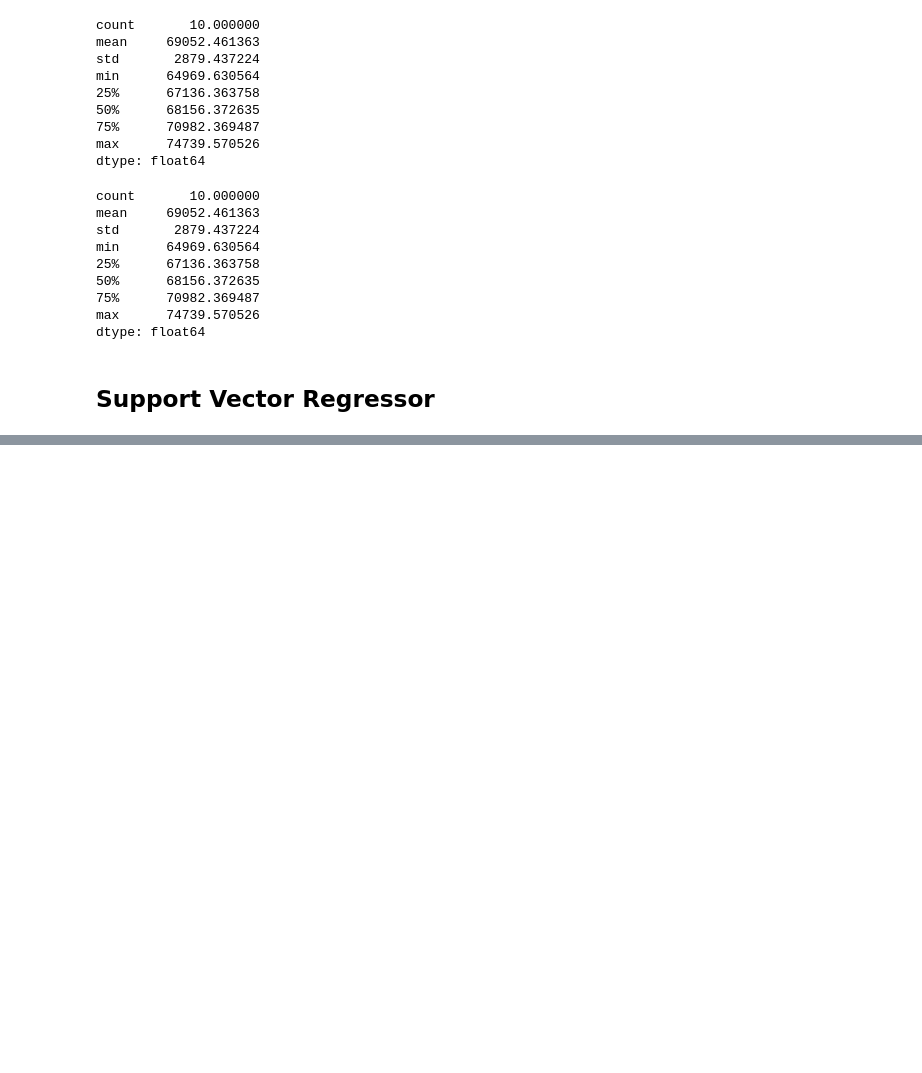
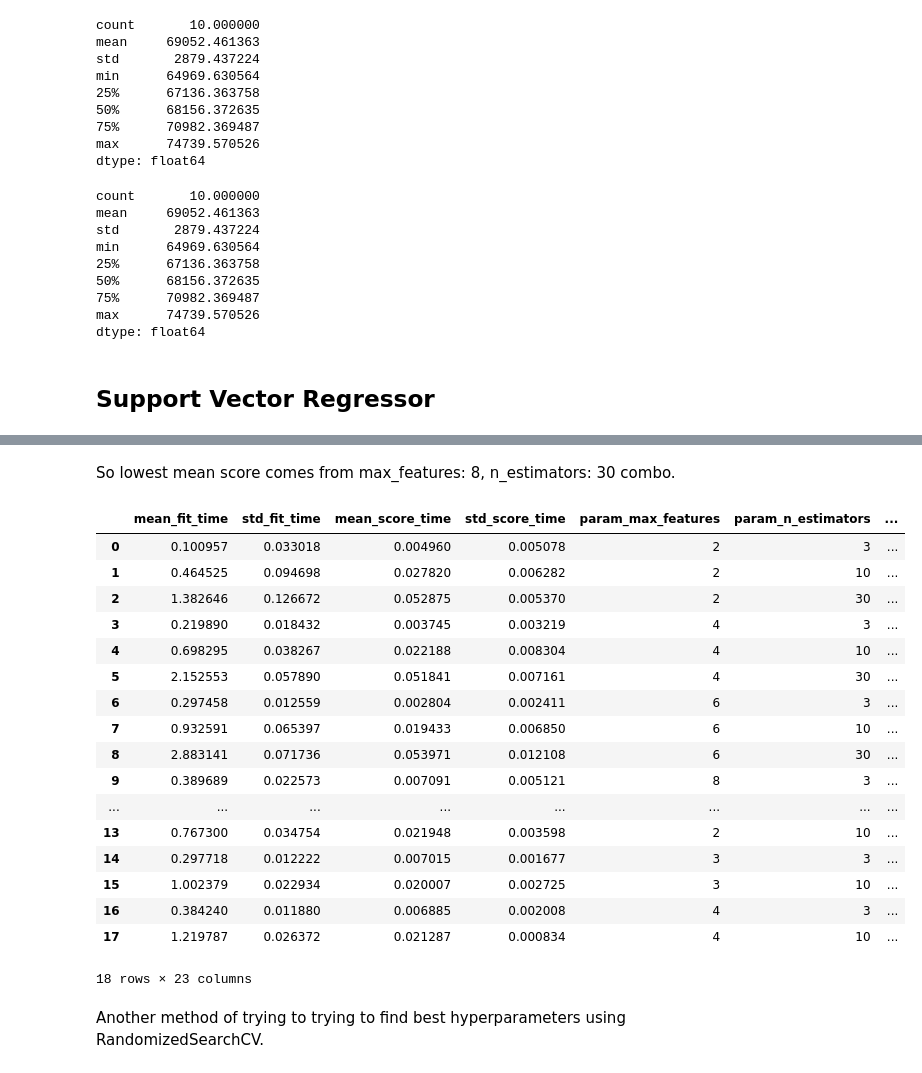
Before and after one commit to mindyng/Technical-Assessments, a Jupyter notebook: Housing_Prices_Prediction.ipynb, the cells around one changed output, grey strips where cells are left out. Saved outputs shown, nothing was run; the diff lists cells and outputs as text; code cells hidden in the pictures; blank space fills up the shorter version.

```diff
--- a/Housing_Prices_Prediction.ipynb
+++ b/Housing_Prices_Prediction.ipynb
@@ -839,3 +839,8 @@ max      74739.570526
 dtype: float64
 # %% [markdown]
 ## Support Vector Regressor
+# %%
+from sklearn.svm import SVR
+
+svm_reg = SVR(kernel="linear")
+svm_reg.fit(housing_prepared, housing_labels)
@@ -841,0 +864,16 @@ dtype: float64
+# %%
+from sklearn.model_selection import GridSearchCV
+
+param_grid = [
+    # try 12 (3×4) combinations of hyperparameters
+    {'n_estimators': [3, 10, 30], 'max_features': [2, 4, 6, 8]},
+    # then try 6 (2×3) combinations with bootstrap set as False
+    {'bootstrap': [False], 'n_estimators': [3, 10], 'max_features': [2, 3, 4]},
+  ]
+
+forest_reg = RandomForestRegressor(random_state=42)
+# train across 5 folds, that's a total of (12+6)*5=90 rounds of training
+grid_search = GridSearchCV(forest_reg, param_grid, cv=5,
+                           scoring='neg_mean_squared_error',
+                           return_train_score=True)
+grid_search.fit(housing_prepared, housing_labels)
@@ -841,0 +939,25 @@ dtype: float64
+# %% [markdown]
+So lowest mean score comes from max_features: 8, n_estimators: 30 combo.
+# %%
+pd.DataFrame(grid_search.cv_results_)
+# %% [output]
+|  | mean_fit_time | std_fit_time | mean_score_time | std_score_time | param_max_features | param_n_estimators | ... |
+| 0 | 0.100957 | 0.033018 | 0.004960 | 0.005078 | 2 | 3 | ... |
+| 1 | 0.464525 | 0.094698 | 0.027820 | 0.006282 | 2 | 10 | ... |
+| 2 | 1.382646 | 0.126672 | 0.052875 | 0.005370 | 2 | 30 | ... |
+| 3 | 0.219890 | 0.018432 | 0.003745 | 0.003219 | 4 | 3 | ... |
+| 4 | 0.698295 | 0.038267 | 0.022188 | 0.008304 | 4 | 10 | ... |
+| 5 | 2.152553 | 0.057890 | 0.051841 | 0.007161 | 4 | 30 | ... |
+| 6 | 0.297458 | 0.012559 | 0.002804 | 0.002411 | 6 | 3 | ... |
+| 7 | 0.932591 | 0.065397 | 0.019433 | 0.006850 | 6 | 10 | ... |
+| 8 | 2.883141 | 0.071736 | 0.053971 | 0.012108 | 6 | 30 | ... |
+| 9 | 0.389689 | 0.022573 | 0.007091 | 0.005121 | 8 | 3 | ... |
+| ... | ... | ... | ... | ... | ... | ... | ... |
+| 13 | 0.767300 | 0.034754 | 0.021948 | 0.003598 | 2 | 10 | ... |
+| 14 | 0.297718 | 0.012222 | 0.007015 | 0.001677 | 3 | 3 | ... |
+| 15 | 1.002379 | 0.022934 | 0.020007 | 0.002725 | 3 | 10 | ... |
+| 16 | 0.384240 | 0.011880 | 0.006885 | 0.002008 | 4 | 3 | ... |
+| 17 | 1.219787 | 0.026372 | 0.021287 | 0.000834 | 4 | 10 | ... |
+18 rows × 23 columns
+# %% [markdown]
+Another method of trying to trying to find best hyperparameters using RandomizedSearchCV.
```
Also changed, not shown: parts of 27 cells of this notebook.
